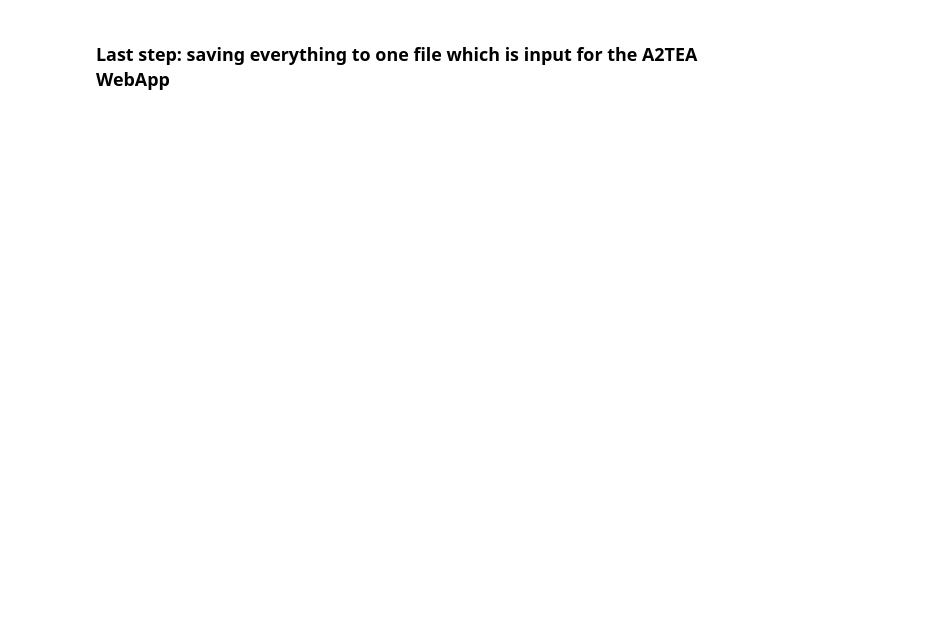
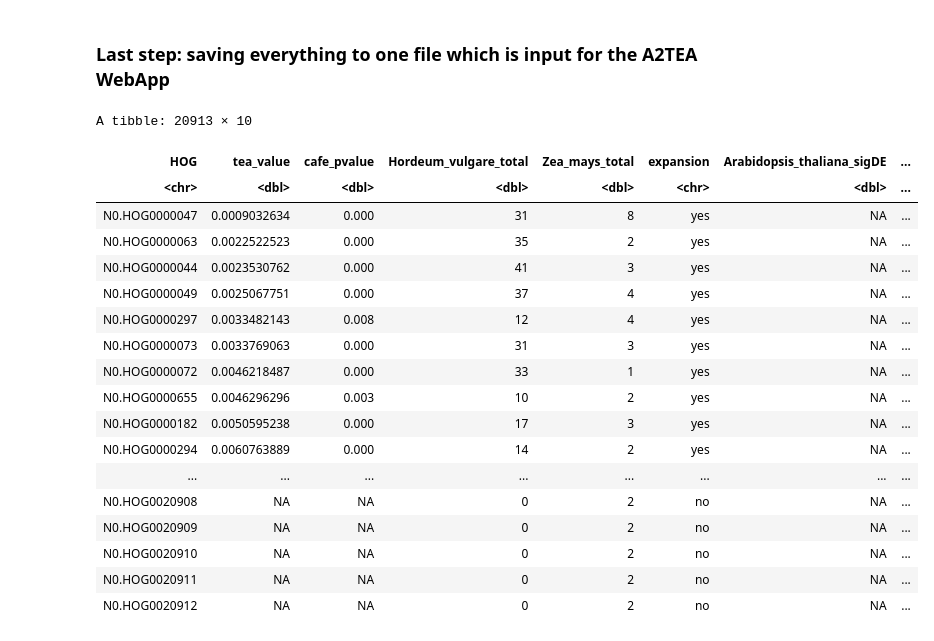
Before and after one commit to tgstoecker/A2TEA.Workflow, a Jupyter notebook: final_tea_datasets.ipynb, the cells around one changed output. Cells and saved outputs as stored; diff of their text form; code cells hidden in the pictures; blank space fills up the shorter version.

```diff
--- a/final_tea_datasets.ipynb
+++ b/final_tea_datasets.ipynb
@@ -796,0 +718,14 @@ HYPOTHESES.a2tea$hypothesis_1@expanded_OGs$N0.HOG0000234@genes
+# %%
+for (hypothesis_num in 1:length(HOG_level_list)) {
+
+  cafe_tibble <- read_tsv(paste0("cafe/", hypothesis_num, "/cafe_complete_results/Gamma_family_results.txt"))[1:2]
+
+  HOG_level_list[[hypothesis_num]] <- HOG_level_list[[hypothesis_num]] %>%
+                                        left_join(.,
+                                                  cafe_tibble,
+                                                  by = c("HOG" = "#FamilyID")
+                                                 ) %>%
+                                        rename(cafe_pvalue = pvalue) %>%
+                                        relocate(cafe_pvalue, .after = tea_value) %>%
+                                        arrange(tea_value)
+}
@@ -816,5 +754,27 @@ save(hypotheses,
 #                    ), ".RData")
 # %%
 final <- load("tea/A2TEA_finished.RData")
+# %%
+HOG_level_list$hypothesis_2
+# %% [output]
+A tibble: 20913 × 10
+| HOG | tea_value | cafe_pvalue | Hordeum_vulgare_total | Zea_mays_total | expansion | Arabidopsis_thaliana_sigDE | ... |
+| <chr> | <dbl> | <dbl> | <dbl> | <dbl> | <chr> | <dbl> | ... |
+| N0.HOG0000047 | 0.0009032634 | 0.000 | 31 | 8 | yes | NA | ... |
+| N0.HOG0000063 | 0.0022522523 | 0.000 | 35 | 2 | yes | NA | ... |
+| N0.HOG0000044 | 0.0023530762 | 0.000 | 41 | 3 | yes | NA | ... |
+| N0.HOG0000049 | 0.0025067751 | 0.000 | 37 | 4 | yes | NA | ... |
+| N0.HOG0000297 | 0.0033482143 | 0.008 | 12 | 4 | yes | NA | ... |
+| N0.HOG0000073 | 0.0033769063 | 0.000 | 31 | 3 | yes | NA | ... |
+| N0.HOG0000072 | 0.0046218487 | 0.000 | 33 | 1 | yes | NA | ... |
+| N0.HOG0000655 | 0.0046296296 | 0.003 | 10 | 2 | yes | NA | ... |
+| N0.HOG0000182 | 0.0050595238 | 0.000 | 17 | 3 | yes | NA | ... |
+| N0.HOG0000294 | 0.0060763889 | 0.000 | 14 | 2 | yes | NA | ... |
+| ... | ... | ... | ... | ... | ... | ... | ... |
+| N0.HOG0020908 | NA | NA | 0 | 2 | no | NA | ... |
+| N0.HOG0020909 | NA | NA | 0 | 2 | no | NA | ... |
+| N0.HOG0020910 | NA | NA | 0 | 2 | no | NA | ... |
+| N0.HOG0020911 | NA | NA | 0 | 2 | no | NA | ... |
+| N0.HOG0020912 | NA | NA | 0 | 2 | no | NA | ... |
 # %%
 HYPOTHESES.a2tea$hypothesis_1@expanded_OGs$N0.HOG0000207@blast_table
```
Also changed, not shown: parts of 12 cells of this notebook, 5 other files.
